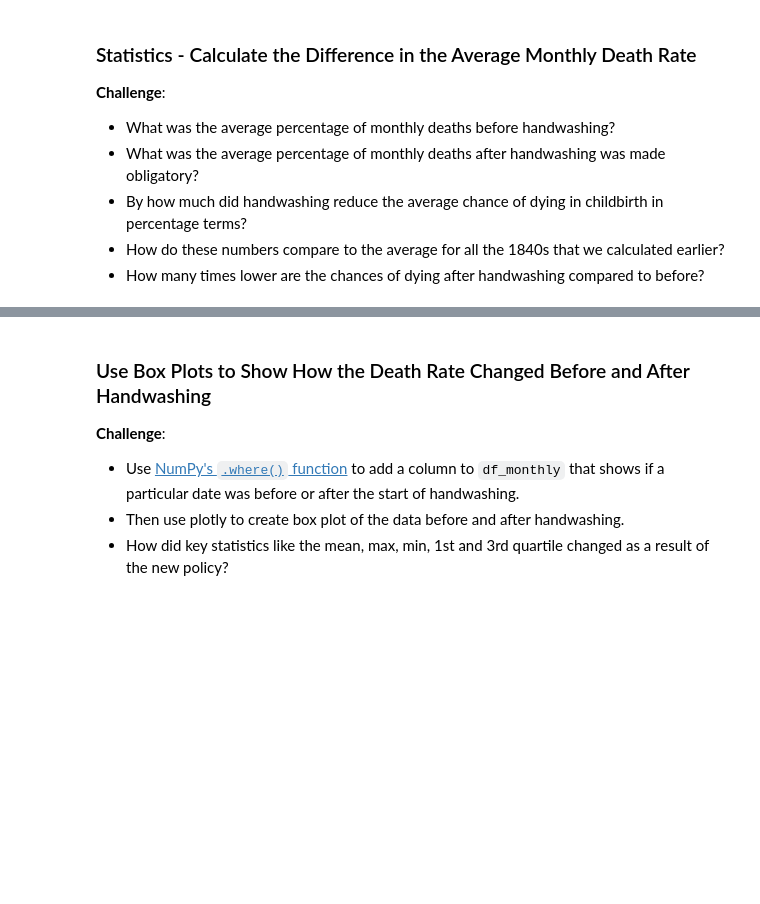
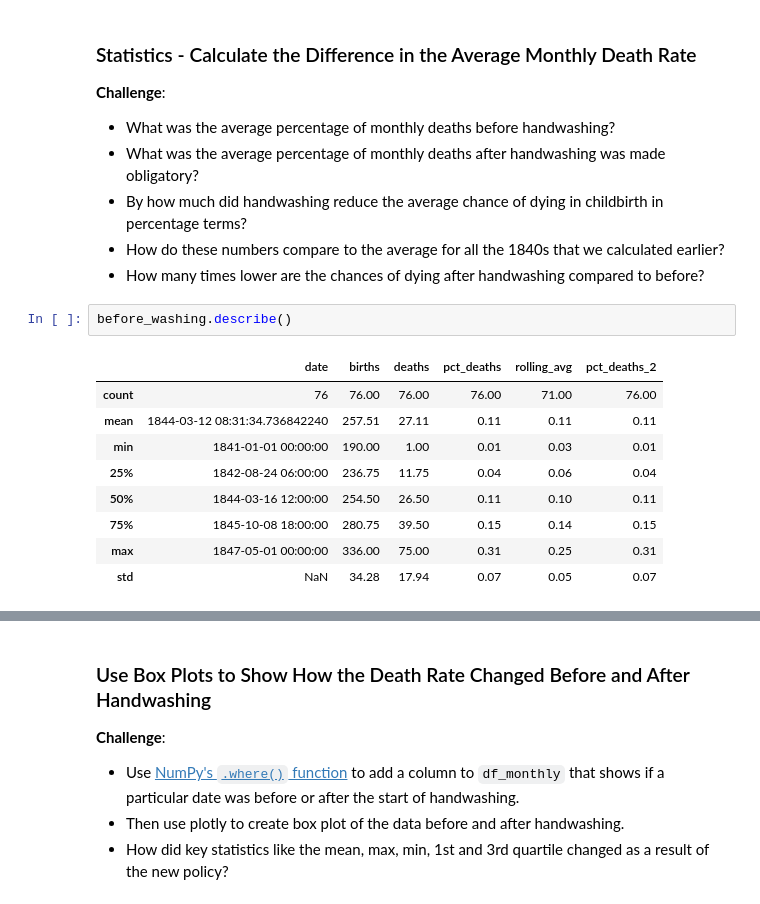
Before and after one commit to Abie221/Semmelweis_Analysis, a Jupyter notebook: Dr_Semmelweis_Handwashing_Discovery_(start).ipynb, the cells around one changed output, grey strips where cells are left out. Cells and saved outputs as stored; diff of their text form; blank space fills up the shorter version.

```diff
--- a/Dr_Semmelweis_Handwashing_Discovery_(start).ipynb
+++ b/Dr_Semmelweis_Handwashing_Discovery_(start).ipynb
@@ -357,3 +357,15 @@ plt.show()
 * By how much did handwashing reduce the average chance of dying in childbirth in percentage terms?
 * How do these numbers compare to the average for all the 1840s that we calculated earlier?
 * How many times lower are the chances of dying after handwashing compared to before?
+# %%
+before_washing.describe()
+# %% [output]
+|  | date | births | deaths | pct_deaths | rolling_avg | pct_deaths_2 |
+| count | 76 | 76.00 | 76.00 | 76.00 | 71.00 | 76.00 |
+| mean | 1844-03-12 08:31:34.736842240 | 257.51 | 27.11 | 0.11 | 0.11 | 0.11 |
+| min | 1841-01-01 00:00:00 | 190.00 | 1.00 | 0.01 | 0.03 | 0.01 |
+| 25% | 1842-08-24 06:00:00 | 236.75 | 11.75 | 0.04 | 0.06 | 0.04 |
+| 50% | 1844-03-16 12:00:00 | 254.50 | 26.50 | 0.11 | 0.10 | 0.11 |
+| 75% | 1845-10-08 18:00:00 | 280.75 | 39.50 | 0.15 | 0.14 | 0.15 |
+| max | 1847-05-01 00:00:00 | 336.00 | 75.00 | 0.31 | 0.25 | 0.31 |
+| std | NaN | 34.28 | 17.94 | 0.07 | 0.05 | 0.07 |
```
Also changed, not shown: parts of 7 cells of this notebook.
